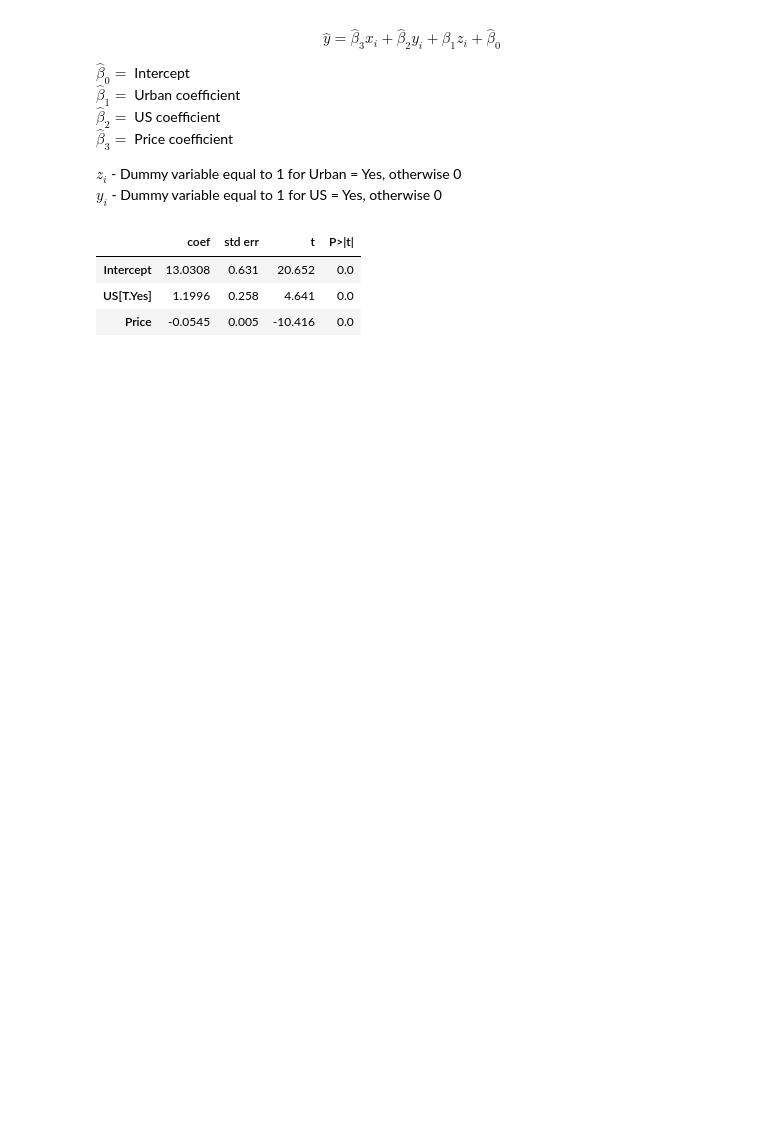
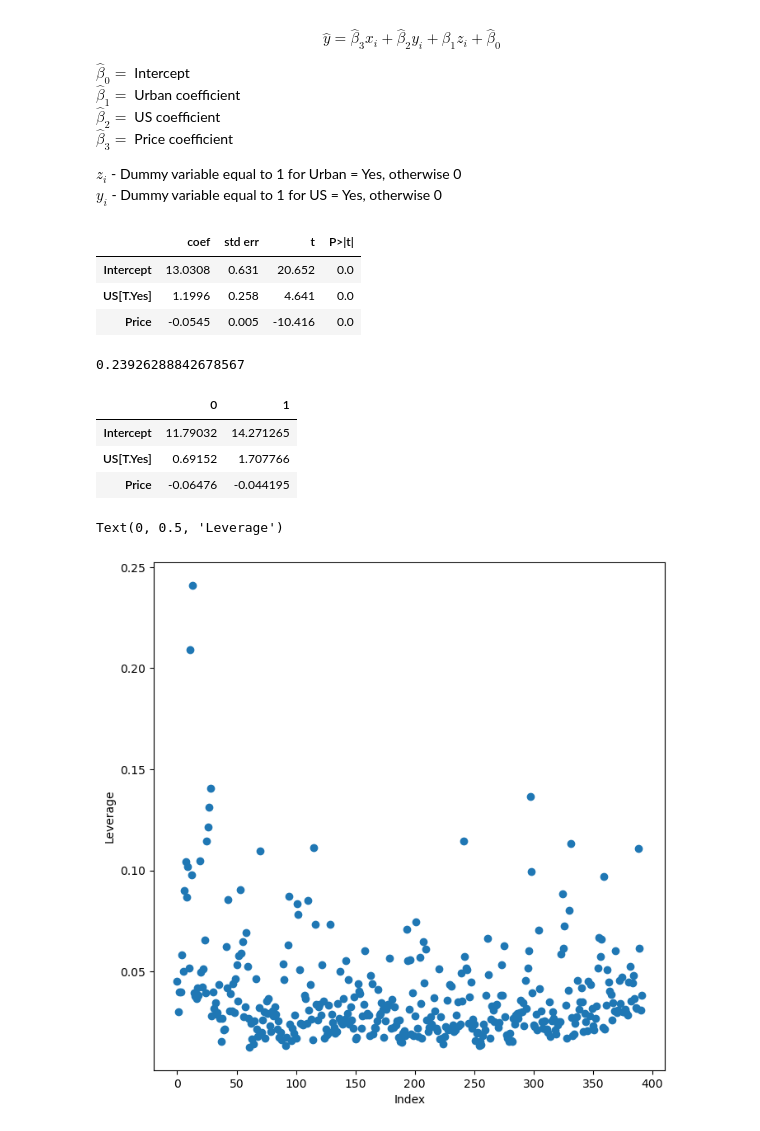
Before and after one commit to SzczepanK112/ISLP-Solutions, a Jupyter notebook: 3-Linear-Regression/Exercises.ipynb, the cells around one changed output. Saved outputs shown, nothing was run; the diff lists cells and outputs as text; code cells hidden in the pictures; blank space fills up the shorter version.

```diff
--- a/3-Linear-Regression/Exercises.ipynb
+++ b/3-Linear-Regression/Exercises.ipynb
@@ -548,3 +552,26 @@ summarize(results2)
 | Intercept | 13.0308 | 0.631 | 20.652 | 0.0 |
 | US[T.Yes] | 1.1996 | 0.258 | 4.641 | 0.0 |
 | Price | -0.0545 | 0.005 | -10.416 | 0.0 |
+# %%
+results2.rsquared
+# Considering R^2 we see that both models poorly fit the real data, as most of variance in data is not explained by model.
+# Both models have similar R^2 indicator however, R^2 always increases when adding a predictor vale so those two should not be compared.
+# %% [output]
+0.23926288842678567
+# %%
+results2.conf_int(alpha=0.05, cols=None)
+# %% [output]
+|  | 0 | 1 |
+| Intercept | 11.79032 | 14.271265 |
+| US[T.Yes] | 0.69152 | 1.707766 |
+| Price | -0.06476 | -0.044195 |
+# %%
+infl = results.get_influence()
+ax = plt.subplots(figsize=(8,8))[1]
+ax.scatter(np.arange(X.shape[0]), infl.hat_matrix_diag)
+ax.set_xlabel('Index')
+ax.set_ylabel('Leverage')
+# A few points, particularly at the beginning (indices near 0) and one near index 300, have noticeably higher leverage values.
+# %% [output]
+Text(0, 0.5, 'Leverage')
+[figure, added]
```
Also changed, not shown: parts of 15 cells of this notebook.
